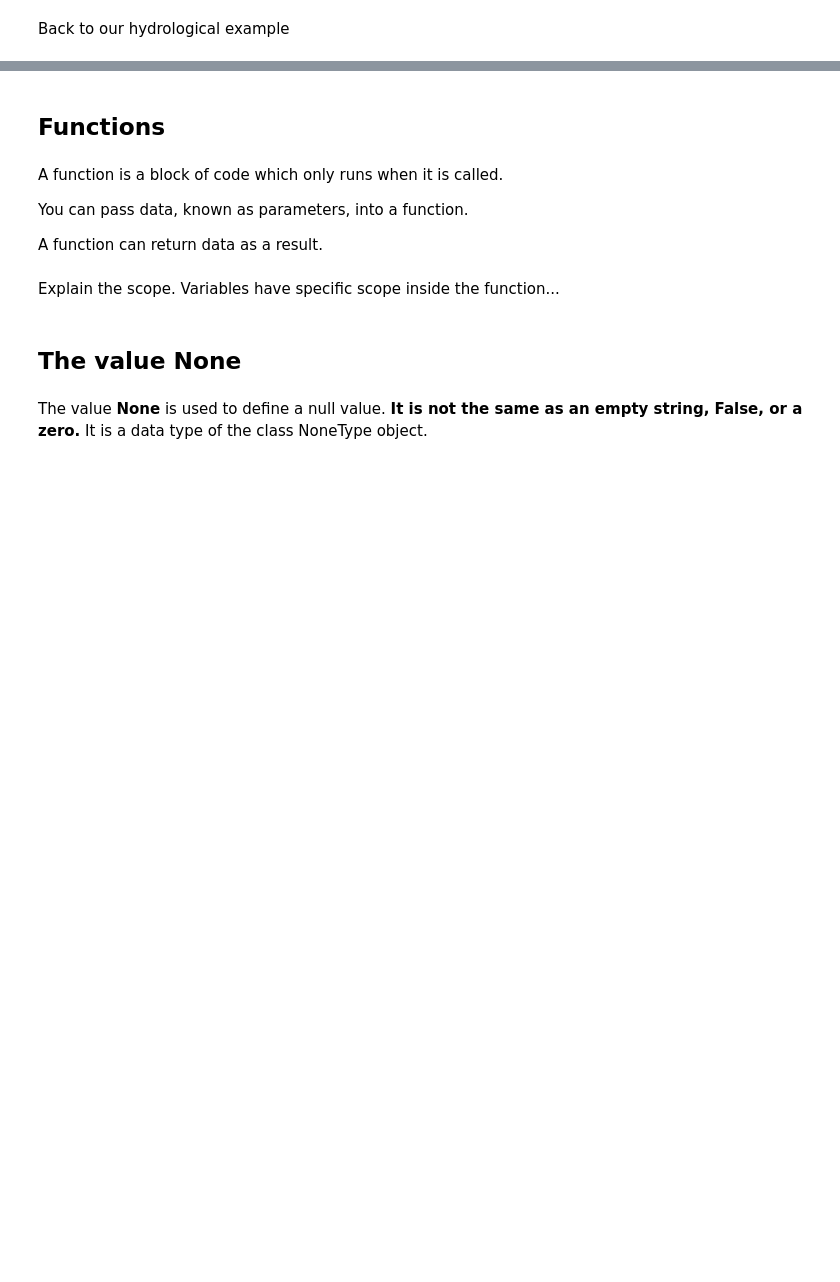
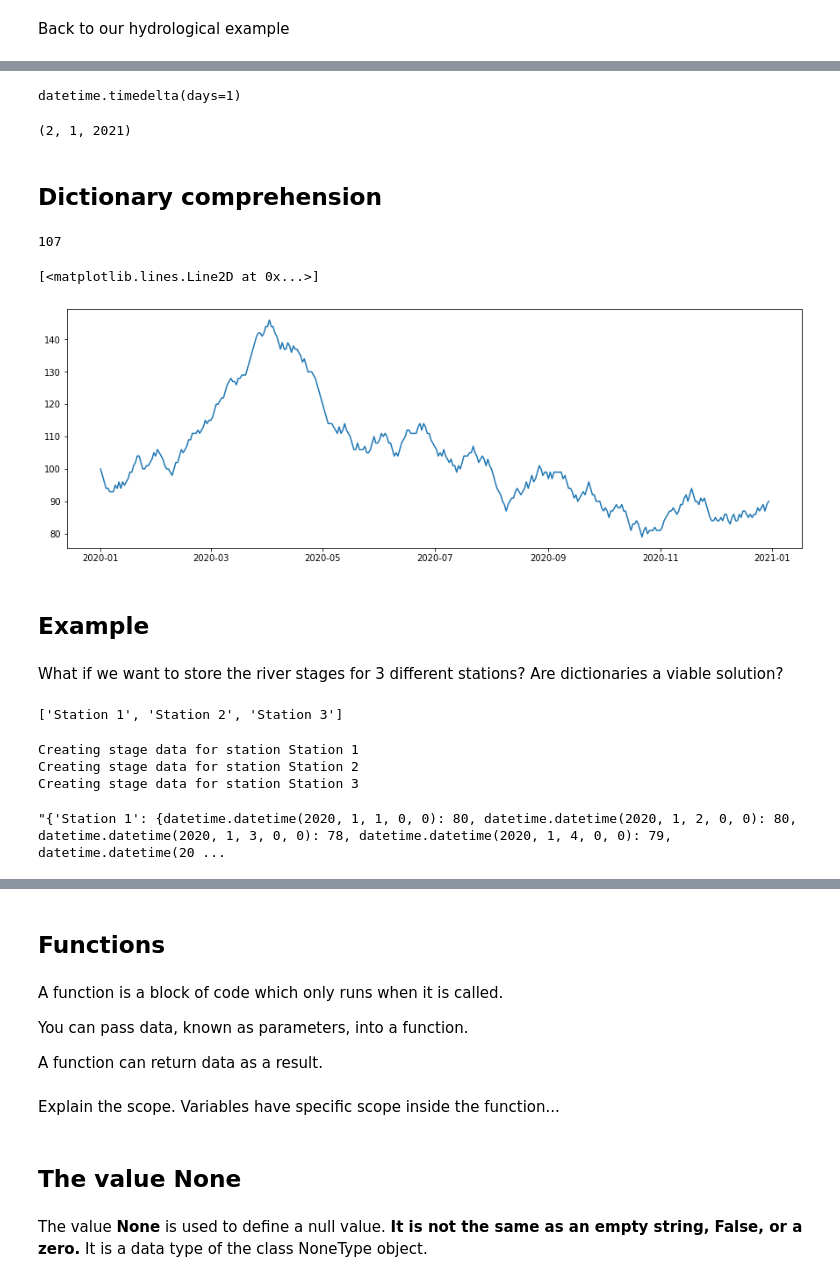
Before and after one commit to cordmaur/PythonForScientists, a Jupyter notebook: Python4Scientists_Lesson2.ipynb, the cells around one changed output, grey strips where cells are left out. Cells and saved outputs as stored; diff of their text form; code cells hidden in the pictures; blank space fills up the shorter version.

```diff
--- a/Python4Scientists_Lesson2.ipynb
+++ b/Python4Scientists_Lesson2.ipynb
@@ -467,11 +374,0 @@ plt.plot(data['Station 5']['stage'])
-# %%
-data = {}
-for station in stations:
-    station_rain = {i: random.randint(0, 100) for i in range(1, 32)}
-
-    stage = random.randint(50, 150)
-    station_stage = {i: stage + random.randint(-2, 2) for i in range(1, 32)}
-
-    data[station] = {'rain': station_rain, 'stage': station_stage}
-
-data['Station 2']['stage']
@@ -500,0 +448,61 @@ HELP!!!! Its getting too complicated...
+# %%
+dt2 - dt
+# %% [output]
+datetime.timedelta(days=1)
+# %%
+dt2.day, dt2.month, dt2.year
+# %% [output]
+(2, 1, 2021)
+# %% [markdown]
+## Dictionary comprehension
+# %%
+first_day = datetime(2020, 1, 1)
+
+stages = {first_day + timedelta(days=i): stage for i, stage in enumerate(river_stage)}
+# %%
+desired_day = datetime(2020, 7, 1)
+
+stages[desired_day]
+# %% [output]
+107
+# %%
+plt.figure(figsize=(15, 5))
+plt.plot(list(stages.keys()), list(stages.values()))
+# %% [output]
+[<matplotlib.lines.Line2D at 0x...>]
+[figure, added]
+# %% [markdown]
+## Example
+# %% [markdown]
+What if we want to store the river stages for 3 different stations? Are dictionaries a viable solution?
+# %%
+# create 3 stations
+stations = [f'Station {i}' for i in range(1, 4)]
+stations
+# %% [output]
+['Station 1', 'Station 2', 'Station 3']
+# %%
+random.seed(4)
+
+stage_data = {}
+first_day = datetime(2020, 1, 1)
+
+for station in stations:
+
+    print(f'Creating stage data for station {station}')
+
+    # create a random series
+    stages_list = [random.randint(50, 150)]
+    for _ in range(364):
+        stages_list.append(stages_list[-1] + random.randint(-2, 2))
+
+    # create the stages dictionary with the dates and assign it to a specific station
+    stage_data[station] = {first_day + timedelta(days=i): stage for i, stage in enumerate(stages_list)}
+# %% [output]
+Creating stage data for station Station 1
+Creating stage data for station Station 2
+Creating stage data for station Station 3
+# %%
+str(stage_data)
+# %% [output]
+"{'Station 1': {datetime.datetime(2020, 1, 1, 0, 0): 80, datetime.datetime(2020, 1, 2, 0, 0): 80, datetime.datetime(2020, 1, 3, 0, 0): 78, datetime.datetime(2020, 1, 4, 0, 0): 79, datetime.datetime(20 ...
```
Also changed, not shown: parts of 50 cells of this notebook.
